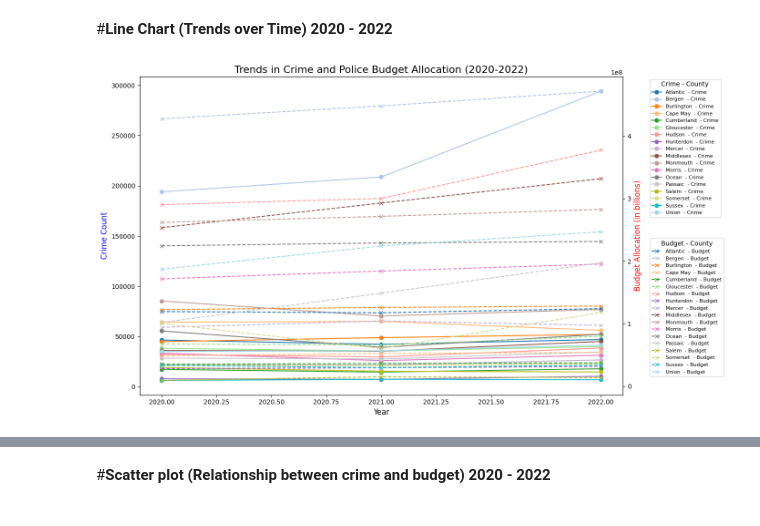
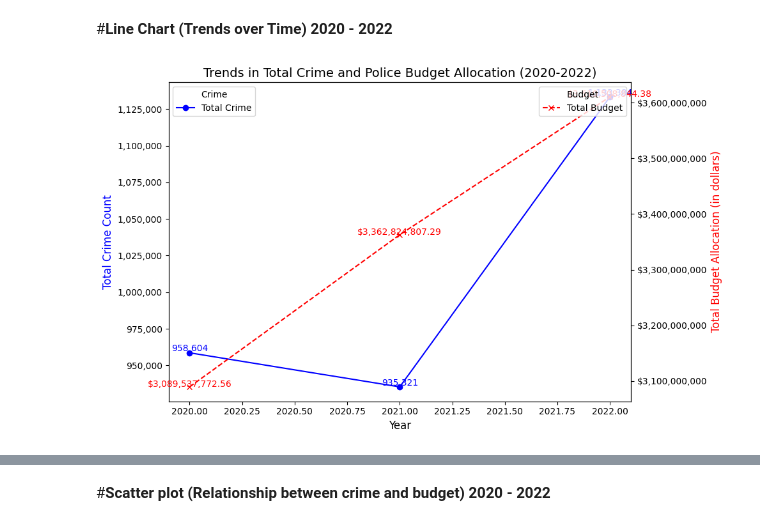
Before and after one commit to erikaguiracocha/Data-Visualization-2025, a Jupyter notebook: PS3erikaguiracocha.ipynb, the cells around one changed output, grey strips where cells are left out. Drawn from its saved outputs; the diff is of its cells as text; code cells hidden in the pictures.

```diff
--- a/PS3erikaguiracocha.ipynb
+++ b/PS3erikaguiracocha.ipynb
@@ -436,61 +436,83 @@ plt.show()
 # %%
 import pandas as pd
 import matplotlib.pyplot as plt
-import matplotlib.cm as cm
+import matplotlib.ticker as ticker
 
 # Load crime data for 2020, 2021, and 2022
 url_crime_data = 'https://raw.githubusercontent.com/erikaguiracocha/Data-Visualization-2025/refs/heads/main/crime%20by%20county%20New%20Jersey.csv'
 crime_data = pd.read_csv(url_crime_data, header=1)
 
-# Clean crime data (remove "Total New Jersey" and convert values to numeric)
-crime_data = crime_data[crime_data['County'] != 'Total New Jersey']
-crime_data[['2020', '2021', '2022']] = crime_data[['2020', '2021', '2022']].replace({',': ''}, regex=True).astype(float)
+# Limpiar el nombre de la columna 'County' eliminando espacios innecesarios
+crime_data['County'] = crime_data['County'].str.strip()
+
+# Asegurarse de que 'Total New Jersey' esté en el DataFrame
+if 'Total New Jersey' in crime_data['County'].values:
+    total_crime = crime_data.loc[crime_data['County'] == 'Total New Jersey', ['2020', '2021', '2022']].iloc[0].values
+
+    # Convertir los valores de total_crime a tipo str para eliminar las comas
+    total_crime = pd.Series(total_crime).astype(str)  # Convertir a Series para poder usar .str
+    total_crime = total_crime.str.replace(',', '')  # Eliminar comas
+    total_crime = total_crime.astype(float)  # Convertir a float
+else:
+    print("No se encontró 'Total New Jersey' en los datos de crimen.")
+    total_crime = [0, 0, 0]  # Esto es solo una medida de seguridad, aunque no debería llegar a este punto
 
 # Load police budget data for 2020, 2021, and 2022
 url_budget_data = 'https://raw.githubusercontent.com/erikaguiracocha/Data-Visualization-2025/refs/heads/main/police%20budgets%20in%20New%20Jersey.csv'
 budget_data = pd.read_csv(url_budget_data, header=1)
 
 # Clean budget data (remove commas and convert values to numeric)
 budget_data[['2020', '2021', '2022']] = budget_data[['2020', '2021', '2022']].replace({',': ''}, regex=True).astype(float)
 
-# Merge the crime and budget data by County
-merged_data = crime_data.merge(budget_data, on='County', suffixes=('_crime', '_budget'))
+# Asegurarse de que 'Total New Jersey' esté en el DataFrame
+if 'Total New Jersey' in budget_data['County'].values:
+    total_budget = budget_data.loc[budget_data['County'] == 'Total New Jersey', ['2020', '2021', '2022']].iloc[0].values
+    # Asegurarse de que los valores del presupuesto sean float
+    total_budget = total_budget.astype(float)
+else:
+    print("No se encontró 'Total New Jersey' en los datos de presupuesto.")
+    total_budget = [0, 0, 0]  # Esto es solo una medida de seguridad, aunque no debería llegar a este punto
 
-# Create a color map to assign unique colors to each county
-cmap = cm.get_cmap('tab20', len(merged_data['County']))  # Use a predefined color map
+# Plot trends for total crime and total budget from 2020 to 2022
+fig, ax1 = plt.subplots(figsize=(10, 6))
 
-# Plot trends for crime and budget from 2020 to 2022
-fig, ax1 = plt.subplots(figsize=(14, 8))
+# Plot total crime data over time
+ax1.plot([2020, 2021, 2022], total_crime, label="Total Crime", color='blue', marker='o')
 
-# Plot each county's crime data over time with ax1 (blue shades)
-for idx, county in enumerate(merged_data['County']):
-    color_crime = cmap(idx)  # Get a unique color for crime
-    ax1.plot([2020, 2021, 2022],
-             merged_data[merged_data['County'] == county][['2020_crime', '2021_crime', '2022_crime']].values.flatten(),
-             label=f"{county} - Crime", linestyle='-', marker='o', color=color_crime)
+# Annotate total crime values on the plot
+for i, value in enumerate(total_crime):
+    ax1.text(2020 + i, value + 1000, f'{value:,.0f}', color='blue', ha='center', fontsize=10)
 
-# Create a second y-axis to plot the budget data
+# Create a second y-axis to plot the total budget data
 ax2 = ax1.twinx()
 
-# Plot each county's budget data over time with ax2 (red shades)
-for idx, county in enumerate(merged_data['County']):
-    color_budget = cmap(idx)  # Get the same unique color for budget
-    ax2.plot([2020, 2021, 2022],
-             merged_data[merged_data['County'] == county][['2020_budget', '2021_budget', '2022_budget']].values.flatten(),
-             label=f"{county} - Budget", linestyle='--', marker='x', color=color_budget)
+# Plot total budget data over time
+ax2.plot([2020, 2021, 2022], total_budget, label="Total Budget", color='red', linestyle='--', marker='x')
+
+# Annotate total budget values on the plot
+for i, value in enumerate(total_budget):
+    ax2.text(2020 + i, value + 0.5, f'${value:,.2f}', color='red', ha='center', fontsize=10)
+
+# Format the y-axis of the second axis to show dollar signs and commas for budget
+ax2.yaxis.set_major_formatter(ticker.FuncFormatter(lambda x, pos: f'${x:,.0f}'))
+
+# Format the y-axis of the first axis (crime) to show commas for thousands
+ax1.yaxis.set_major_formatter(ticker.FuncFormatter(lambda x, pos: f'{x:,.0f}'))
 
 # Title and labels
-ax1.set_title('Trends in Crime and Police Budget Allocation (2020-2022)', fontsize=16)
+ax1.set_title('Trends in Total Crime and Police Budget Allocation (2020-2022)', fontsize=14)
 ax1.set_xlabel('Year', fontsize=12)
-ax1.set_ylabel('Crime Count', fontsize=12, color='blue')
-ax2.set_ylabel('Budget Allocation (in billions)', fontsize=12, color='red')
+ax1.set_ylabel('Total Crime Count', fontsize=12, color='blue')
+ax2.set_ylabel('Total Budget Allocation (in dollars)', fontsize=12, color='red')
 
-# Add legend
-ax1.legend(title='Crime - County', bbox_to_anchor=(1.05, 1), loc='upper left', fontsize=8)
-ax2.legend(title='Budget - County', bbox_to_anchor=(1.05, 0.5), loc='upper left', fontsize=8)
+# Add legends
+ax1.legend(title='Crime', loc='upper left', fontsize=10)
+ax2.legend(title='Budget', loc='upper right', fontsize=10)
+
+# Adjust layout to avoid overlap
+plt.tight_layout()
 
 # Show the plot
-plt.tight_layout()
 plt.show()
 # %% [output]
-[figure, old version]
+[figure, new version]
```
Also changed, not shown: parts of 2 cells of this notebook.
